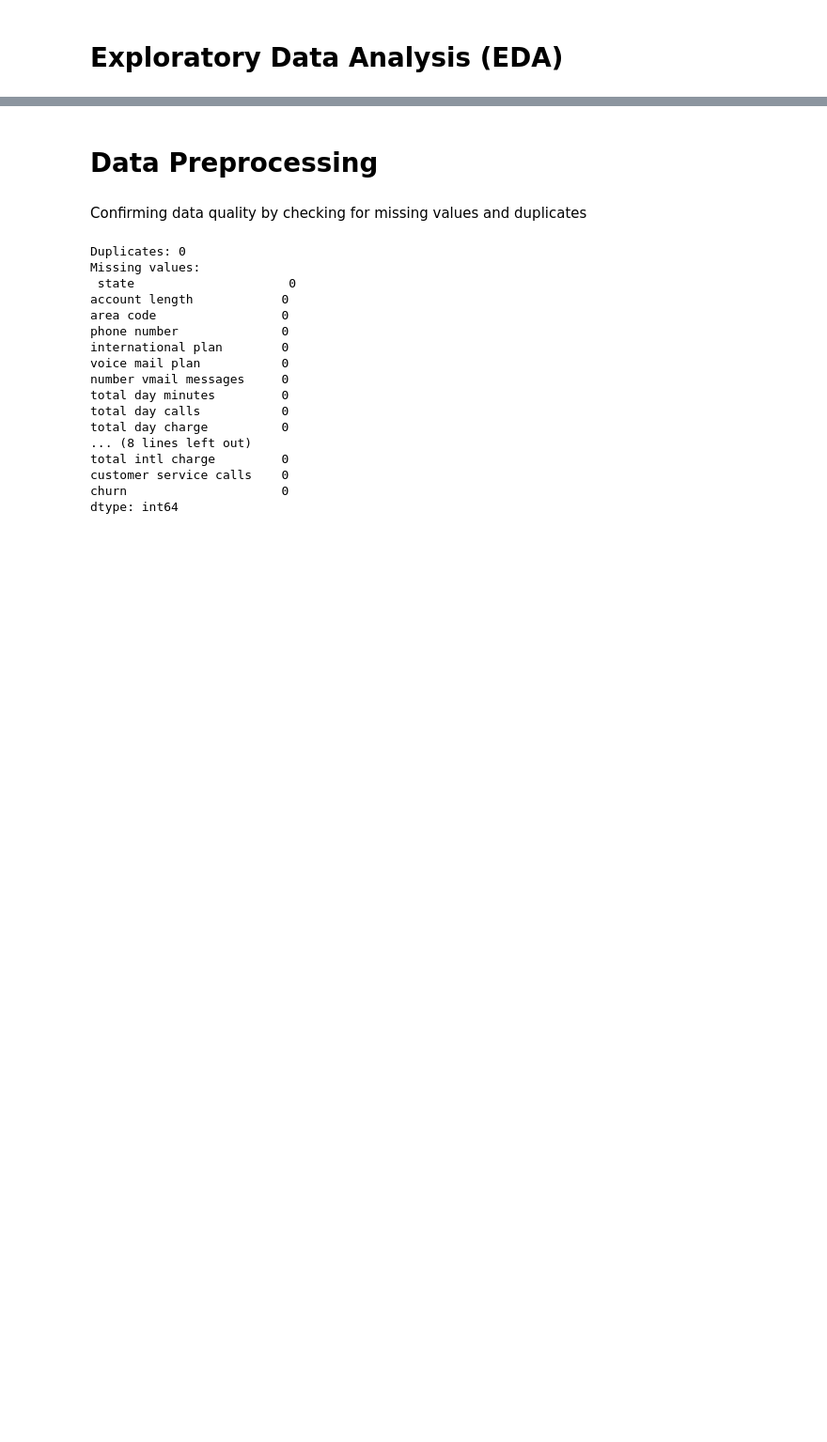
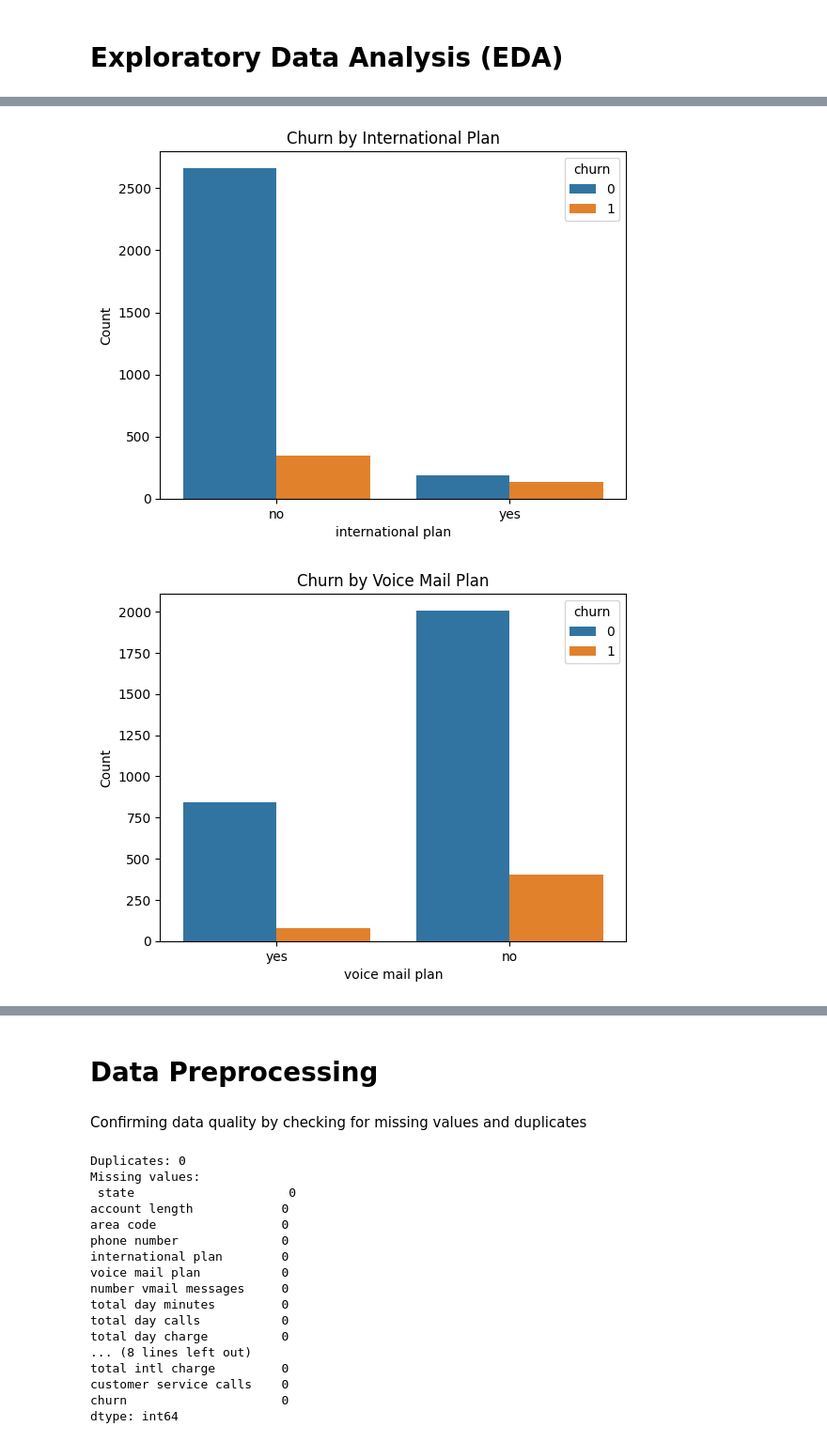
Before and after one commit to Makenaoo/phase_3_project, a Jupyter notebook: phase_3_project.ipynb, the cells around one changed output, grey strips where cells are left out. Shown at 94% size. Drawn from its saved outputs; the diff is of its cells as text; code cells hidden in the pictures; blank space fills up the shorter version.

```diff
--- a/phase_3_project.ipynb
+++ b/phase_3_project.ipynb
@@ -116,0 +131,15 @@ plt.show()
+# %%
+# Churn by International Plan
+sns.countplot(data=telco_df, x='international plan', hue='churn')
+plt.title('Churn by International Plan')
+plt.ylabel("Count")
+plt.show()
+
+# Churn by Voice Mail Plan
+sns.countplot(data=telco_df, x='voice mail plan', hue='churn')
+plt.title('Churn by Voice Mail Plan')
+plt.ylabel("Count")
+plt.show()
+# %% [output]
+[figure, added]
+[figure, added]
```
Also changed, not shown: parts of 34 cells of this notebook.
